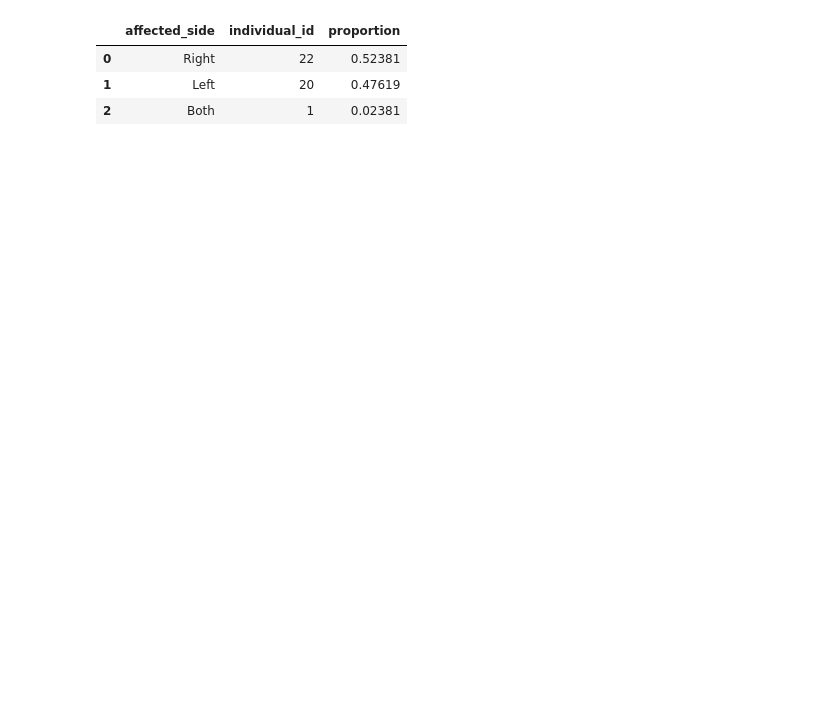
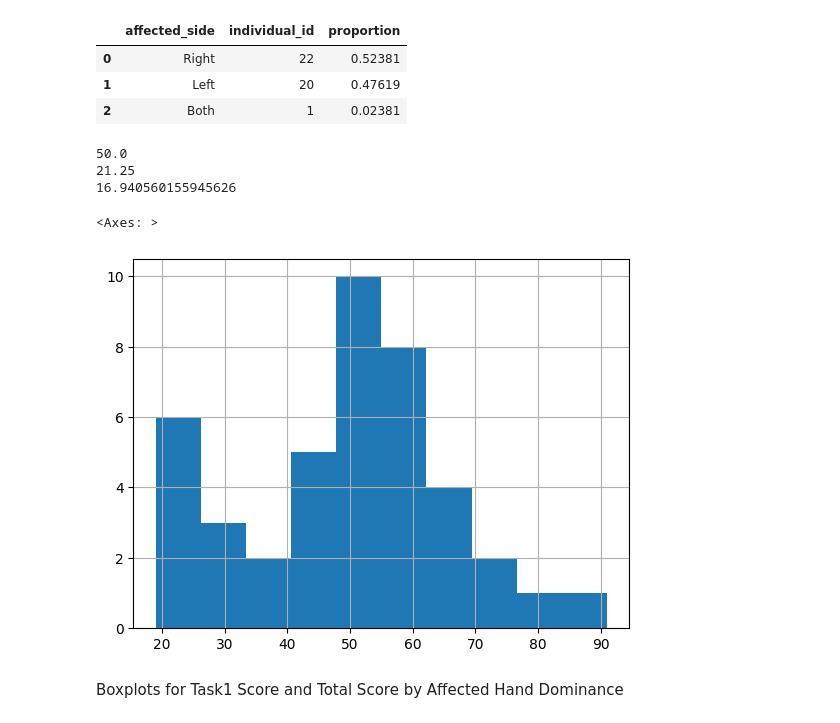
Before and after one commit to yshahzad/MATH527-Tutorials, a Jupyter notebook: Project 1/Project1_Analysis.ipynb, the cells around one changed output. Cells and saved outputs as stored; diff of their text form; code cells hidden in the pictures; blank space fills up the shorter version.

```diff
--- a/Project 1/Project1_Analysis.ipynb
+++ b/Project 1/Project1_Analysis.ipynb
@@ -175,3 +176,22 @@ aff_side_df
 | 0 | Right | 22 | 0.52381 |
 | 1 | Left | 20 | 0.47619 |
 | 2 | Both | 1 | 0.02381 |
+# %%
+# Verify that each individual has one age
+
+df = data.groupby('individual_id').agg({'age': 'first'})
+print(df['age'].median())
+print(get_iqr(df['age']))
+print(df['age'].std())
+
+
+# Get mean age
+df['age'].hist()
+# %% [output]
+50.0
+21.25
+16.940560155945626
+<Axes: >
+[figure, added]
+# %% [markdown]
+Boxplots for Task1 Score and Total Score by Affected Hand Dominance
```
Also changed, not shown: parts of 5 cells of this notebook.
